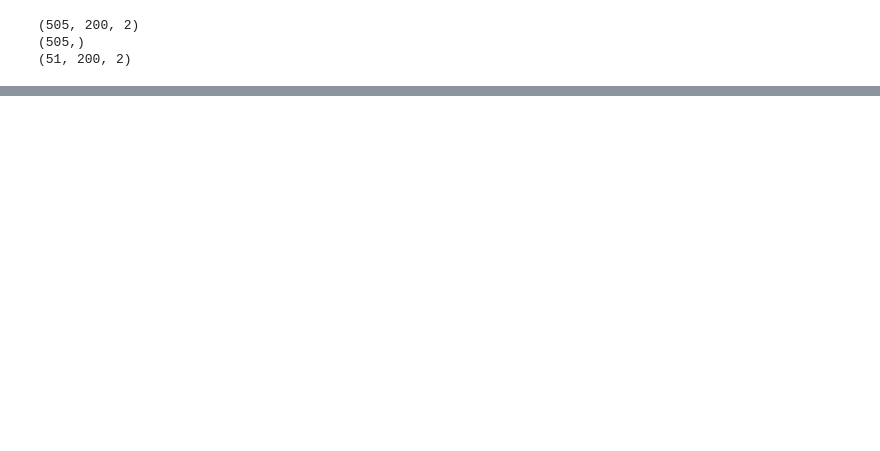
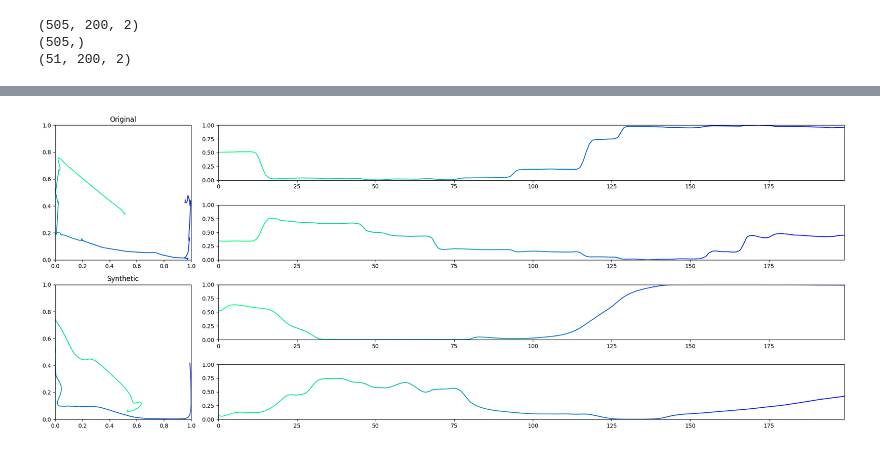
Before and after one commit to gusxo/backup, a Jupyter notebook: try_timegan_2.ipynb, the cells around one changed output, grey strips where cells are left out. Cells and saved outputs as stored; diff of their text form; code cells hidden in the pictures; blank space fills up the shorter version.

```diff
--- a/try_timegan_2.ipynb
+++ b/try_timegan_2.ipynb
@@ -149,12 +149,12 @@ def timegan_init(time_series_len, features, rnn_units, rnn_layers):
     generator = get_model(input_shape, rnn_units, rnn_units, rnn_layers)
     supervisor = get_model(latent_code_shape, rnn_units, rnn_units, rnn_layers)
     recovery = get_model(latent_code_shape, features, rnn_units, rnn_layers)
-    discriminator = get_model(latent_code_shape, 1, rnn_units, rnn_layers)
+    discriminator = get_model(latent_code_shape, 1, rnn_units, rnn_layers-1)
     return embedder, generator, supervisor, recovery, discriminator
 
 def timegan_export_generator(timegan_tuple):
     _, generator, supervisor, recovery, _ = timegan_tuple
-    syn_gen_input = keras.Input(generator.input_shape)
+    syn_gen_input = keras.Input(generator.input_shape[1:])
     syn_gen_output = generator(syn_gen_input)
     syn_gen_output = supervisor(syn_gen_output)
     syn_gen_output = recovery(syn_gen_output)
@@ -296,29 +296,29 @@ def timegan_train(x, timegan_tuple, epochs, batch_size, learning_rate):
 
     return embedder, generator, supervisor, recovery, discriminator
 
-def timegan_save(timegan, save_path, only_weights=True):
+def generator_save(syn_gen, save_path, only_weights=True):
     if only_weights:
-        timegan.save_weights(save_path)
+        syn_gen.save_weights(save_path)
     else:
         raise NotImplementedError
 
-def timegan_load(save_path):
+def generator_load(save_path):
     raise NotImplementedError
 
-def timegan_load_weights(save_path, time_series_len, features, rnn_units, rnn_layers):
+def generator_load_weights(save_path, time_series_len, features, rnn_units, rnn_layers):
     timegan = timegan_init(time_series_len, features, rnn_units, rnn_layers)
     syn_gen = timegan_export_generator(timegan)
     syn_gen.load_weights(save_path)
     return syn_gen
 
-def timegan_generate(syn_gen, generate_cnt):
+def generator_gen(syn_gen, generate_cnt):
     syn = syn_gen.predict(np.random.uniform(size=(generate_cnt, syn_gen.input_shape[1], syn_gen.input_shape[2])))
     return syn
 # %%
-rnn_units = 24
-rnn_layers = 3
+rnn_units = 32
+rnn_layers = 4
 
 timegan_tuple = timegan_init(x.shape[1], x.shape[2], rnn_units, rnn_layers)
-timegan_tuple = timegan_train(x, timegan_tuple, epochs=1000, batch_size=16, learning_rate=0.0005)
+timegan_tuple = timegan_train(x, timegan_tuple, epochs=5000, batch_size=32, learning_rate=0.0005)
 syn_gen = timegan_export_generator(timegan_tuple)
 # %% [output]
@@ -327,0 +344,3 @@ joint train
+# %%
+synth_data = generator_gen(syn_gen, 32)
+synth_data.shape
@@ -328,3 +352,8 @@ joint train
+# %%
+i = 0
+plot_data3(x[i], synth_data[i], None, "winter_r")
+# %% [output]
+[figure, added]
 # %%
 # target_data = synth_data
 # save_dir = f"/home/user/syn{pattern}"
```
Also changed, not shown: parts of 4 cells of this notebook, 2 other files.
